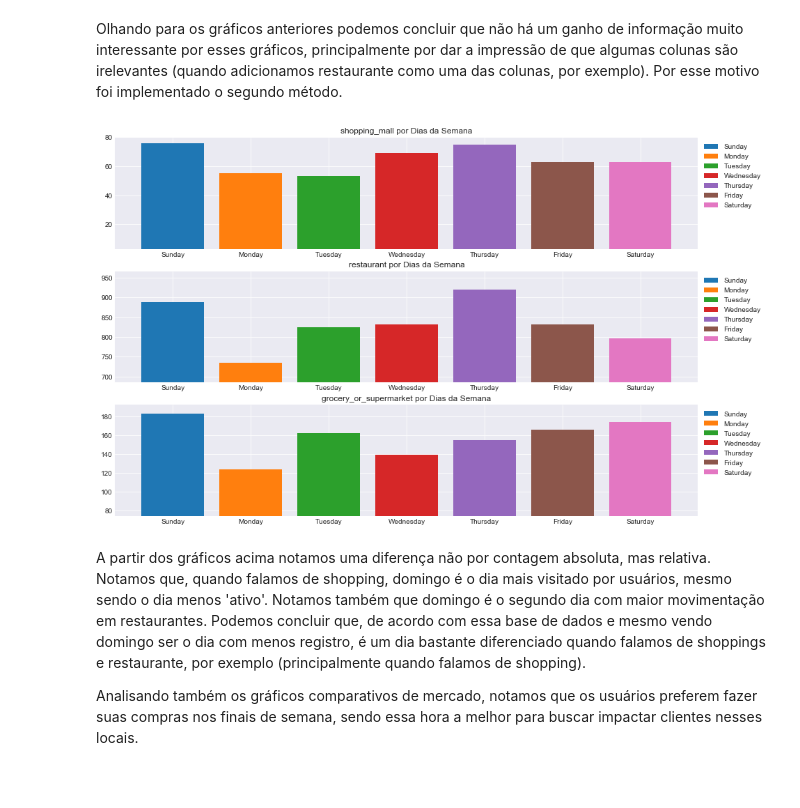
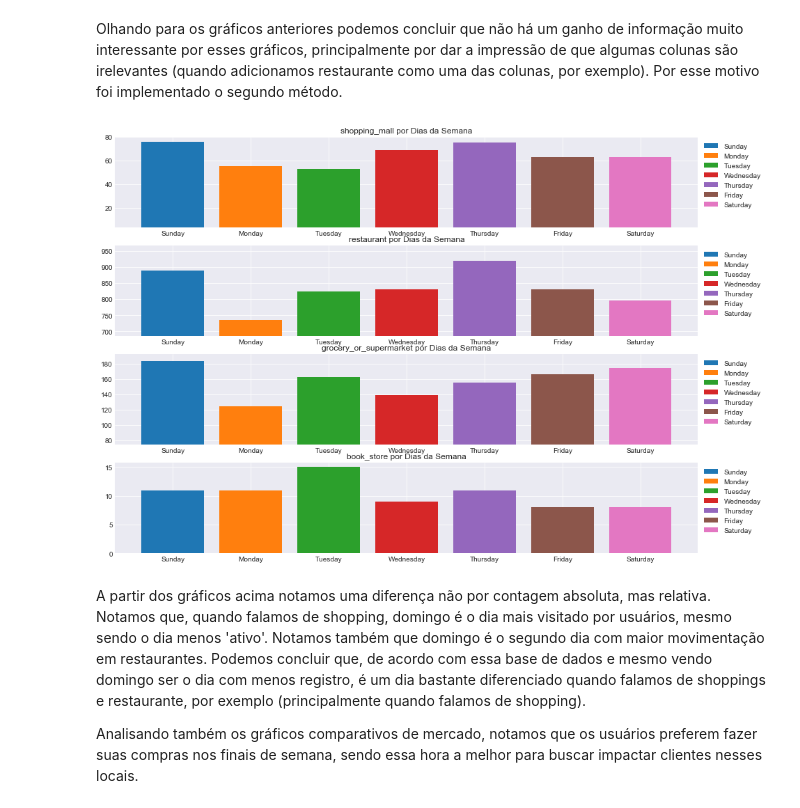
Before and after one commit to jvsn19/analise_varejo, a Jupyter notebook: Projeto.ipynb, the cells around one changed output. Cells and saved outputs as stored; diff of their text form; code cells hidden in the pictures; blank space fills up the shorter version.

Commit message:
finishing hora x category

```diff
--- a/Projeto.ipynb
+++ b/Projeto.ipynb
@@ -303,12 +303,12 @@ def barWeekCategoryDays(week_days, categories, figsize):
         for week_day in week_days:
             ax.bar(week_day, group_by_category_week_day[categories[i]][week_day], label=week_day)
         ax.legend(bbox_to_anchor=(1.0, 1.0))
-        ax.set_ylim(ymin = group_by_category_week_day[categories[i]].min()-50)
+        ax.set_ylim(ymin = max(group_by_category_week_day[categories[i]].min()-50, 0))
     plt.show()
 # %%
-barWeekCategoryDays(week_days, ['shopping_mall', 'restaurant', 'grocery_or_supermarket'], (15,10))
+barWeekCategoryDays(week_days, ['shopping_mall', 'restaurant', 'grocery_or_supermarket', 'book_store'], (15,11))
 # %% [output]
-[figure, old version]
+[figure, new version]
 # %% [markdown]
 <p>A partir dos gráficos acima notamos uma diferença não por contagem absoluta, mas relativa. Notamos que, quando falamos de shopping, domingo é o dia mais visitado por usuários, mesmo sendo o dia menos 'ativo'. Notamos também que domingo é o segundo dia com maior movimentação em restaurantes. Podemos concluir que, de acordo com essa base de dados e mesmo vendo domingo ser o dia com menos registro, é um dia bastante diferenciado quando falamos de shoppings e restaurante, por exemplo (principalmente quando falamos de shopping).</p>
 <p>Analisando também os gráficos comparativos de mercado, notamos que os usuários preferem fazer suas compras nos finais de semana, sendo essa hora a melhor para buscar impactar clientes nesses locais.</p>
```
Also changed, not shown: parts of 5 cells of this notebook.
